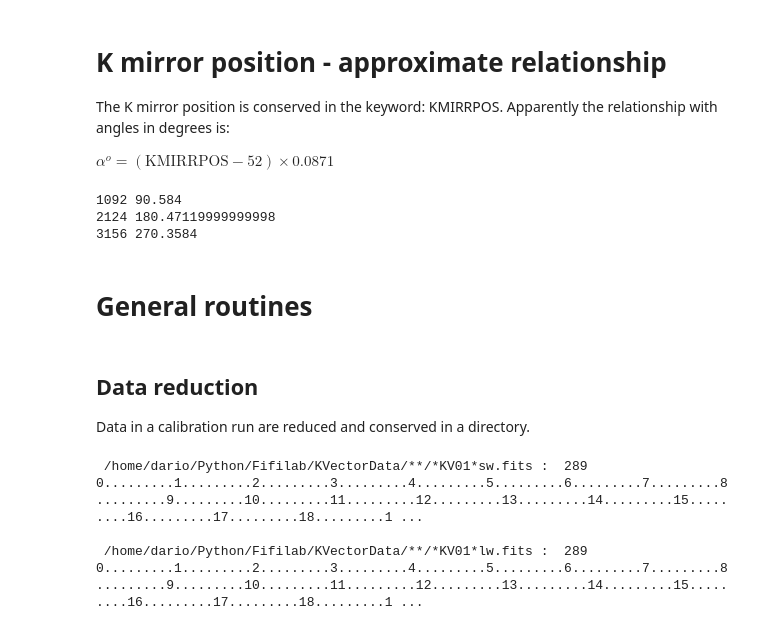
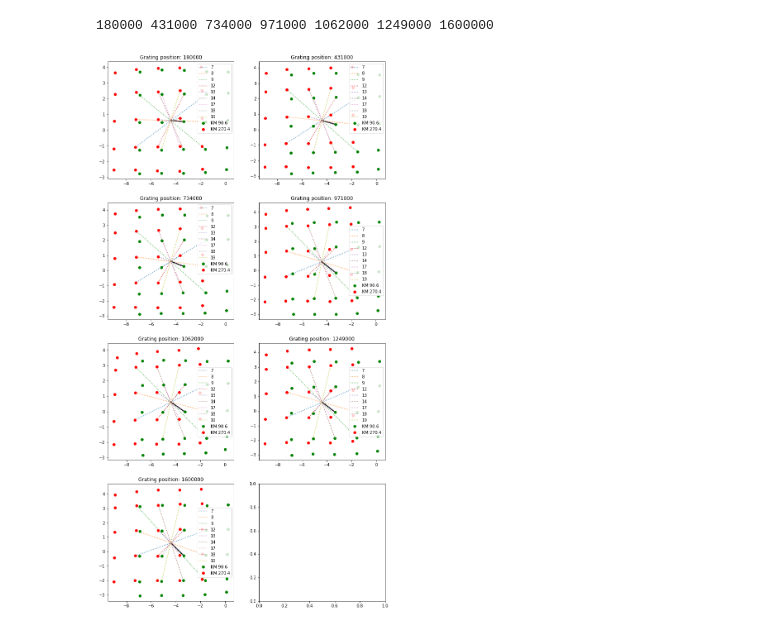
Before and after one commit to darioflute/fifipy, a Jupyter notebook: notebooks/Kvector.ipynb, the cells around one changed output. Cells and saved outputs as stored; diff of their text form; code cells hidden in the pictures.

```diff
--- a/notebooks/Kvector.ipynb
+++ b/notebooks/Kvector.ipynb
@@ -75,33 +54,7 @@ plotPixels(infile)
-# %% [markdown]
-# K mirror position - approximate relationship
-
-The K mirror position is conserved in the keyword: KMIRRPOS.
-Apparently the relationship with angles in degrees is:
-
-$ \alpha^o = (\mbox{KMIRRPOS} - 52) \times 0.0871 $
-# %%
-p0 = 52
-delta = 0.0871
-for kmirrpos in [1092,2124,3156]:
-    print(kmirrpos, (kmirrpos-p0)*delta)
-# %% [output]
-1092 90.584
-2124 180.47119999999998
-3156 270.3584
-# %% [markdown]
-# General routines
-# %% [markdown]
-## Data reduction
-
-Data in a calibration run are reduced and conserved in a directory.
 # %%
-# Data reduction
-from fifipy.kvector import reduceKVdata
+from fifipy.kvector import fitSourcePositions
 rootdir = '/home/dario/Python/Fifilab/KVectorData/'
-reduceKVdata(rootdir, names=['01'])
+fitSourcePositions(rootdir,'B','130')
 # %% [output]
- /home/dario/Python/Fifilab/KVectorData/**/*KV01*sw.fits :  289
-0.........1.........2.........3.........4.........5.........6.........7.........8.........9.........10.........11.........12.........13.........14.........15.........16.........17.........18.........1 ...
-
- /home/dario/Python/Fifilab/KVectorData/**/*KV01*lw.fits :  289
-0.........1.........2.........3.........4.........5.........6.........7.........8.........9.........10.........11.........12.........13.........14.........15.........16.........17.........18.........1 ...
+180000 431000 734000 971000 1062000 1249000 1600000
+[figure, added]
```
Also changed, not shown: parts of 25 cells of this notebook, 1 other file.
